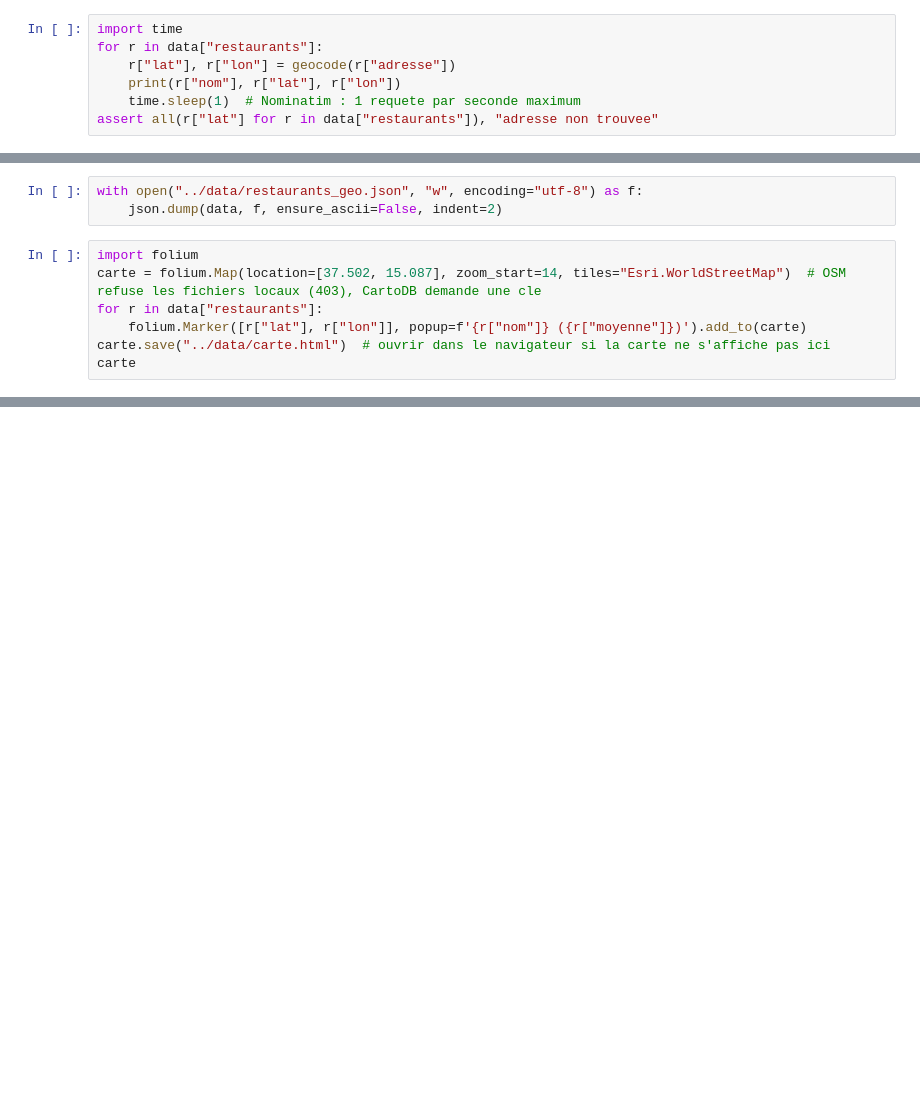
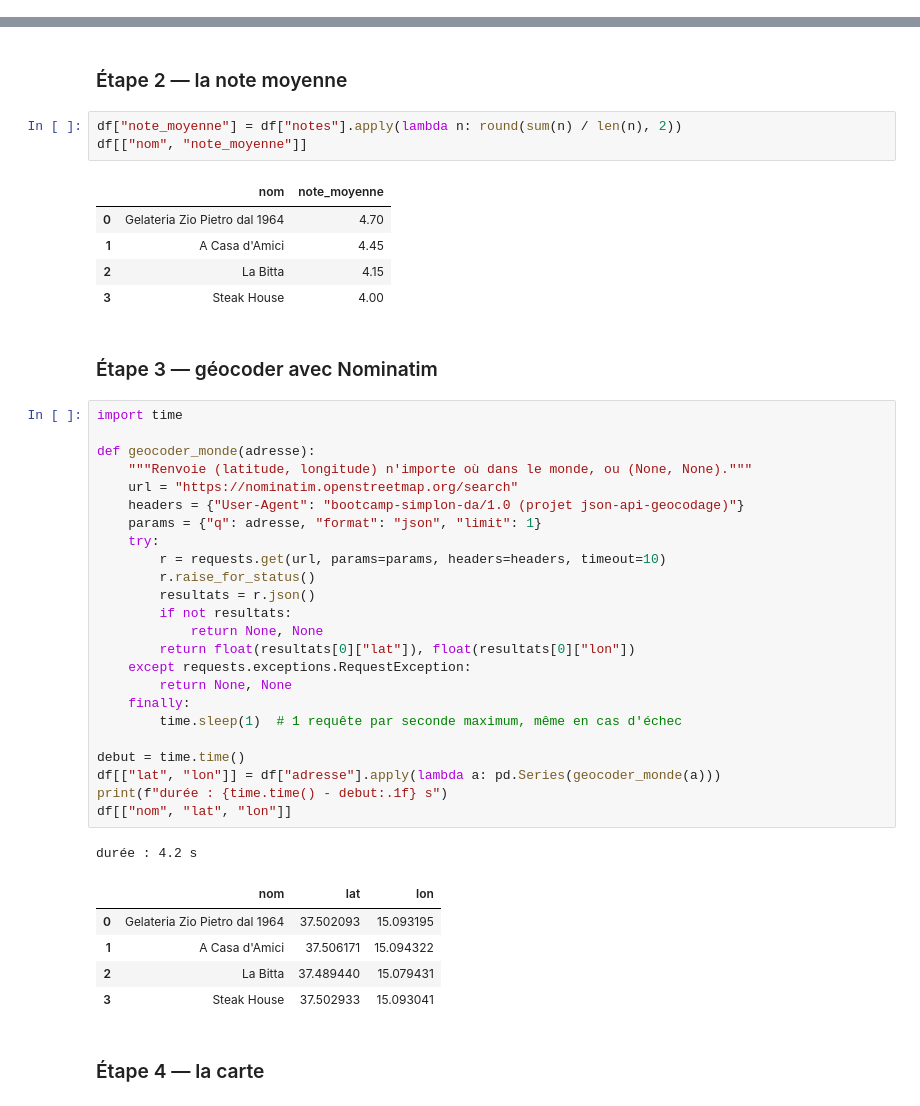
Before and after one commit to sebdatahetsch/json-api-geocodage, a Jupyter notebook: notebooks/quete_json_api.ipynb, the cells around one changed output, grey strips where cells are left out. Drawn from its saved outputs; the diff is of its cells as text; blank space fills up the shorter version.

```diff
--- a/notebooks/quete_json_api.ipynb
+++ b/notebooks/quete_json_api.ipynb
@@ -51,7 +197,0 @@ geocode(data["restaurants"][0]["adresse"])
-# %%
-import time
-for r in data["restaurants"]:
-    r["lat"], r["lon"] = geocode(r["adresse"])
-    print(r["nom"], r["lat"], r["lon"])
-    time.sleep(1)  # Nominatim : 1 requete par seconde maximum
-assert all(r["lat"] for r in data["restaurants"]), "adresse non trouvee"
@@ -63,10 +197,0 @@ Steak House 37.5029335 15.0930406
-# %%
-with open("../data/restaurants_geo.json", "w", encoding="utf-8") as f:
-    json.dump(data, f, ensure_ascii=False, indent=2)
-# %%
-import folium
-carte = folium.Map(location=[37.502, 15.087], zoom_start=14, tiles="Esri.WorldStreetMap")  # OSM refuse les fichiers locaux (403), CartoDB demande une cle
-for r in data["restaurants"]:
-    folium.Marker([r["lat"], r["lon"]], popup=f'{r["nom"]} ({r["moyenne"]})').add_to(carte)
-carte.save("../data/carte.html")  # ouvrir dans le navigateur si la carte ne s'affiche pas ici
-carte
@@ -74,0 +198,46 @@ carte
+# %% [markdown]
+### Étape 2 — la note moyenne
+# %%
+df["note_moyenne"] = df["notes"].apply(lambda n: round(sum(n) / len(n), 2))
+df[["nom", "note_moyenne"]]
+# %% [output]
+|  | nom | note_moyenne |
+| 0 | Gelateria Zio Pietro dal 1964 | 4.70 |
+| 1 | A Casa d'Amici | 4.45 |
+| 2 | La Bitta | 4.15 |
+| 3 | Steak House | 4.00 |
+# %% [markdown]
+### Étape 3 — géocoder avec Nominatim
+# %%
+import time
+
+def geocoder_monde(adresse):
+    """Renvoie (latitude, longitude) n'importe où dans le monde, ou (None, None)."""
+    url = "https://nominatim.openstreetmap.org/search"
+    headers = {"User-Agent": "bootcamp-simplon-da/1.0 (projet json-api-geocodage)"}
+    params = {"q": adresse, "format": "json", "limit": 1}
+    try:
+        r = requests.get(url, params=params, headers=headers, timeout=10)
+        r.raise_for_status()
+        resultats = r.json()
+        if not resultats:
+            return None, None
+        return float(resultats[0]["lat"]), float(resultats[0]["lon"])
+    except requests.exceptions.RequestException:
+        return None, None
+    finally:
+        time.sleep(1)  # 1 requête par seconde maximum, même en cas d'échec
+
+debut = time.time()
+df[["lat", "lon"]] = df["adresse"].apply(lambda a: pd.Series(geocoder_monde(a)))
+print(f"durée : {time.time() - debut:.1f} s")
+df[["nom", "lat", "lon"]]
+# %% [output]
+durée : 4.2 s
+|  | nom | lat | lon |
+| 0 | Gelateria Zio Pietro dal 1964 | 37.502093 | 15.093195 |
+| 1 | A Casa d'Amici | 37.506171 | 15.094322 |
+| 2 | La Bitta | 37.489440 | 15.079431 |
+| 3 | Steak House | 37.502933 | 15.093041 |
+# %% [markdown]
+### Étape 4 — la carte
```
Also changed, not shown: parts of 34 cells of this notebook, 6 other files.
